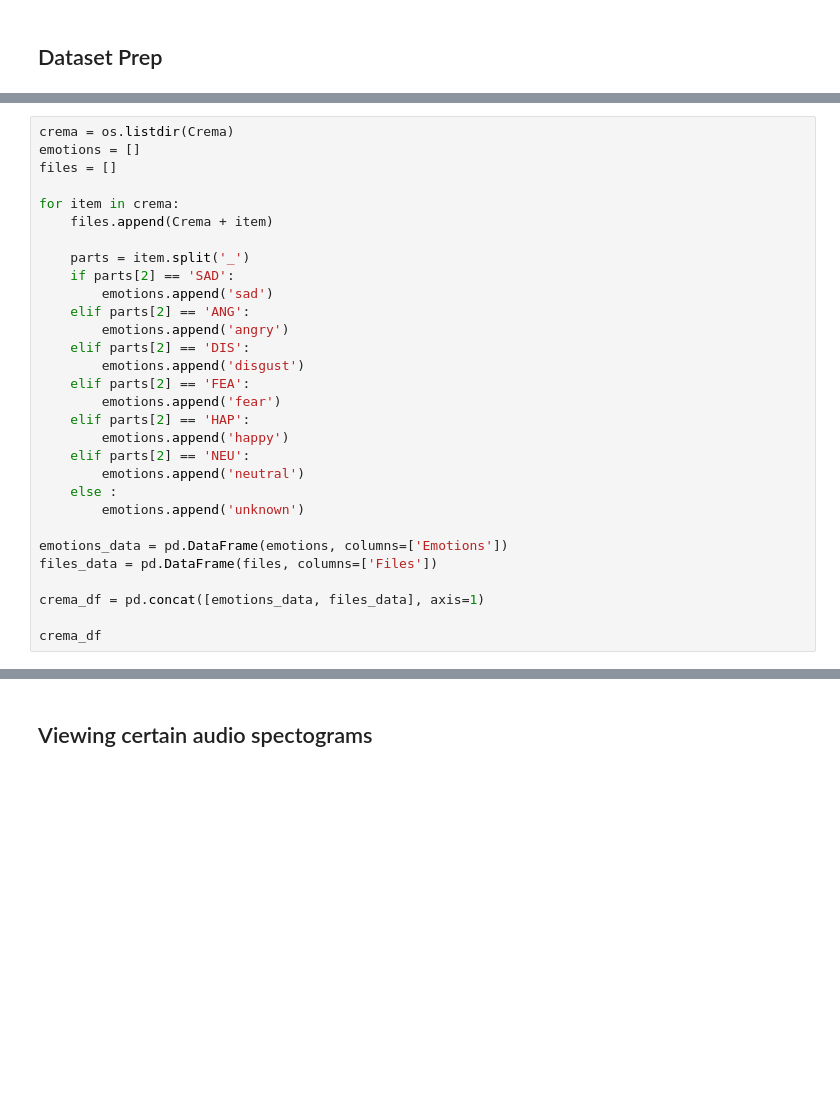
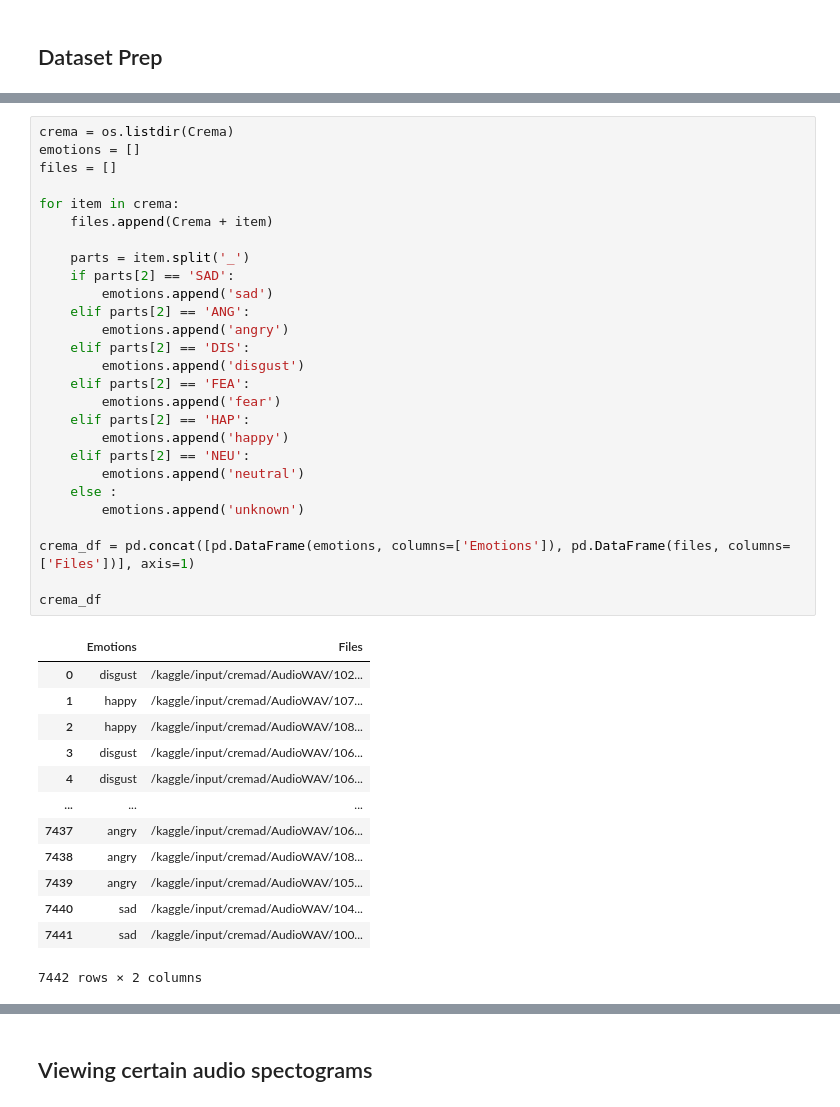
Before and after one commit to madhaviit/IITISOC-23-AI-ML-15-Speech-Emotion-Detection, a Jupyter notebook: speech-emotion-detection.ipynb, the cells around one changed output, grey strips where cells are left out. Cells and saved outputs as stored; diff of their text form; blank space fills up the shorter version.

```diff
--- a/speech-emotion-detection.ipynb
+++ b/speech-emotion-detection.ipynb
@@ -53,31 +69,42 @@ ravdess_df
 # %%
 crema = os.listdir(Crema)
 emotions = []
 files = []
 
 for item in crema:
     files.append(Crema + item)
 
     parts = item.split('_')
     if parts[2] == 'SAD':
         emotions.append('sad')
     elif parts[2] == 'ANG':
         emotions.append('angry')
     elif parts[2] == 'DIS':
         emotions.append('disgust')
     elif parts[2] == 'FEA':
         emotions.append('fear')
     elif parts[2] == 'HAP':
         emotions.append('happy')
     elif parts[2] == 'NEU':
         emotions.append('neutral')
     else :
         emotions.append('unknown')
 
-emotions_data = pd.DataFrame(emotions, columns=['Emotions'])
-files_data = pd.DataFrame(files, columns=['Files'])
-
-crema_df = pd.concat([emotions_data, files_data], axis=1)
+crema_df = pd.concat([pd.DataFrame(emotions, columns=['Emotions']), pd.DataFrame(files, columns=['Files'])], axis=1)
 
 crema_df
+# %% [output]
+|  | Emotions | Files |
+| 0 | disgust | /kaggle/input/cremad/AudioWAV/102... |
+| 1 | happy | /kaggle/input/cremad/AudioWAV/107... |
+| 2 | happy | /kaggle/input/cremad/AudioWAV/108... |
+| 3 | disgust | /kaggle/input/cremad/AudioWAV/106... |
+| 4 | disgust | /kaggle/input/cremad/AudioWAV/106... |
+| ... | ... | ... |
+| 7437 | angry | /kaggle/input/cremad/AudioWAV/106... |
+| 7438 | angry | /kaggle/input/cremad/AudioWAV/108... |
+| 7439 | angry | /kaggle/input/cremad/AudioWAV/105... |
+| 7440 | sad | /kaggle/input/cremad/AudioWAV/104... |
+| 7441 | sad | /kaggle/input/cremad/AudioWAV/100... |
+7442 rows × 2 columns
 # %%
```
Also changed, not shown: parts of 24 cells of this notebook.
